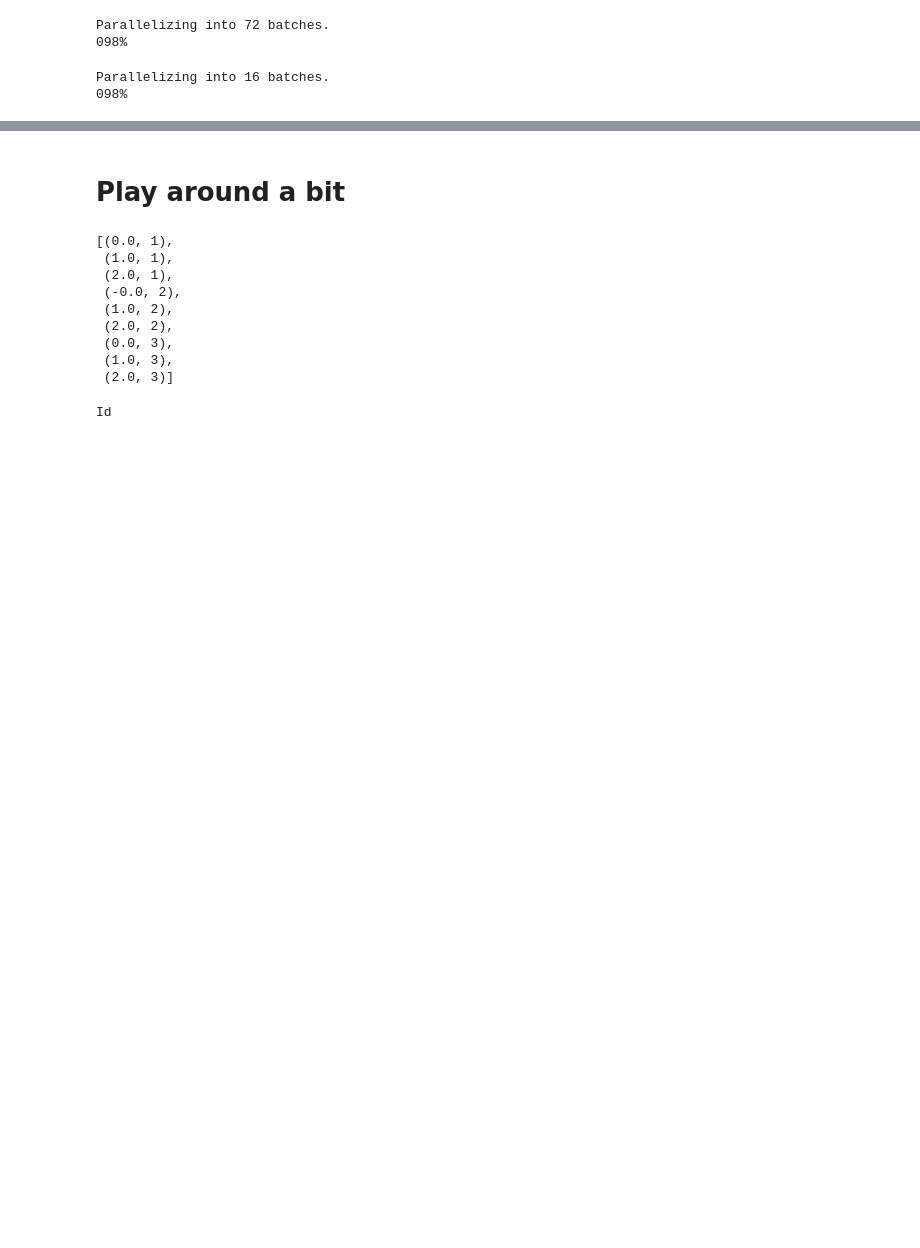
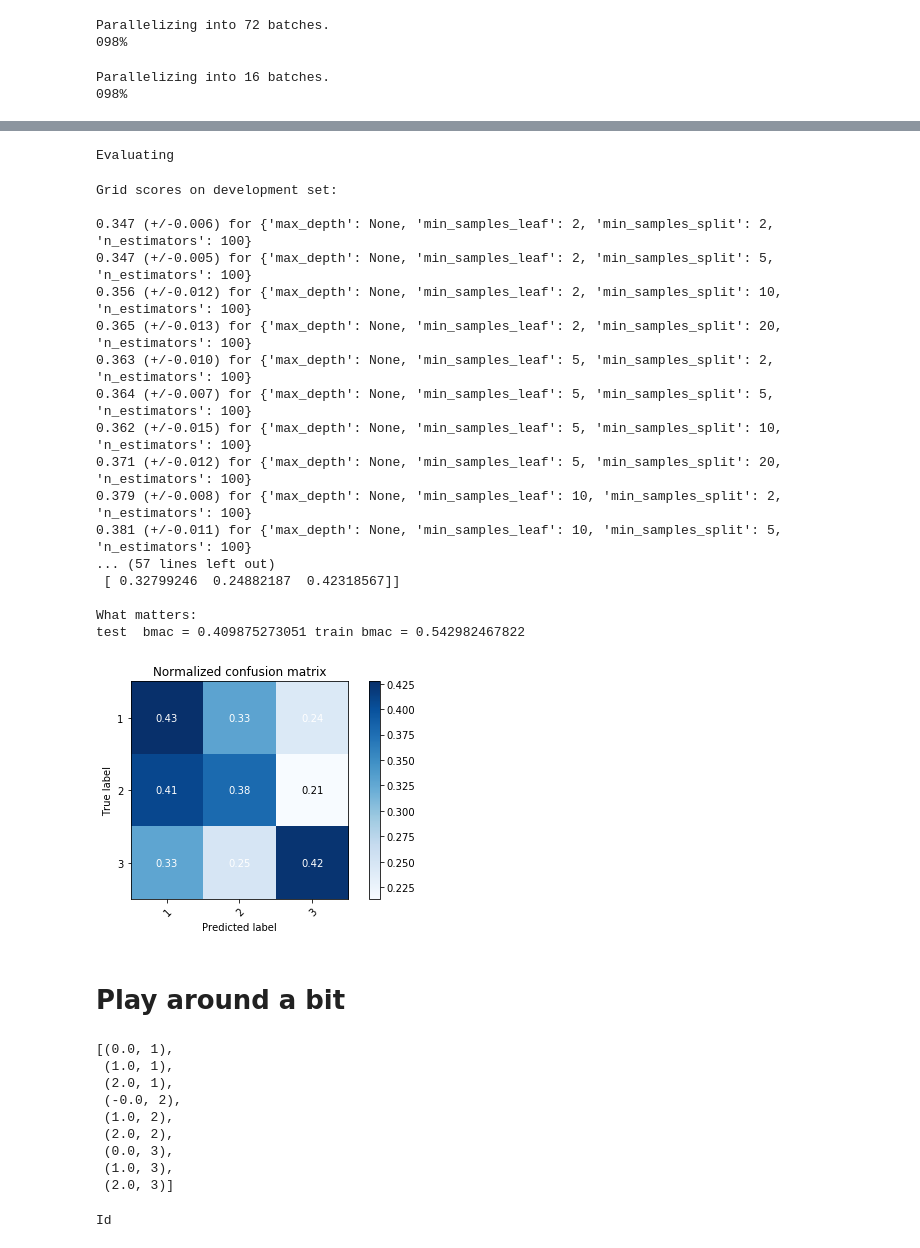
Before and after one commit to sebgiles/ethz-advanced-machine-learning, a Jupyter notebook: task4/seb0.ipynb, the cells around one changed output, grey strips where cells are left out. Drawn from its saved outputs; the diff is of its cells as text; code cells hidden in the pictures; blank space fills up the shorter version.

Commit message:
RF, barely better than random chance...

```diff
--- a/task4/seb0.ipynb
+++ b/task4/seb0.ipynb
@@ -134,0 +139,12 @@ Parallelizing into 16 batches.
+# %%
+from sklearn.model_selection import train_test_split
+X_tr, X_te, y_tr, y_te = train_test_split(X_raw, y_raw,
+                                          test_size=.3, random_state=666
+                                          #test_size=0.25
+                                         )
+n_te = len(y_te)
+n_tr = len(y_tr)
+print('full :',["%.2f"%(np.mean(y_raw == cl)) for cl in range(1,4)])
+print('train:',["%.2f"%(np.mean(y_tr == cl))  for cl in range(1,4)])
+print('test :',["%.2f"%(np.mean(y_te == cl))  for cl in range(1,4)])
+np.shape(X_tr)
@@ -134,0 +213,53 @@ Parallelizing into 16 batches.
+# %%
+print('Evaluating')
+pred_te  = clf.predict(X_te)
+pred_tr = clf.predict(X_tr)
+# %% [output]
+Evaluating
+# %%
+from my_utils import plot_confusion_matrix
+from sklearn.metrics import balanced_accuracy_score as bmac
+from sklearn.metrics import classification_report
+
+print("Grid scores on development set:")
+print()
+means = clf.cv_results_['mean_test_score']
+stds = clf.cv_results_['std_test_score']
+for mean, std, params in zip(means, stds, clf.cv_results_['params']):
+    print("%0.3f (+/-%0.03f) for %r"
+          % (mean, std * 2, params))
+print()
+
+print("Best parameters set found on development set:")
+print(clf.best_params_)
+print()
+
+print("Detailed classification report:")
+samwe = [weights[int(yi)] for yi in y_te]
+print(classification_report(y_te, pred_te, sample_weight = samwe))
+print()
+
+plot_confusion_matrix(y_te, pred_te, np.array([0,1,2,3]),normalize=True, )
+print()
+print('What matters:')
+print('test  bmac =',   bmac(y_te, pred_te),
+      '\ttrain bmac =', bmac(y_tr, pred_tr))
+# %% [output]
+Grid scores on development set:
+
+0.347 (+/-0.006) for {'max_depth': None, 'min_samples_leaf': 2, 'min_samples_split': 2, 'n_estimators': 100}
+0.347 (+/-0.005) for {'max_depth': None, 'min_samples_leaf': 2, 'min_samples_split': 5, 'n_estimators': 100}
+0.356 (+/-0.012) for {'max_depth': None, 'min_samples_leaf': 2, 'min_samples_split': 10, 'n_estimators': 100}
+0.365 (+/-0.013) for {'max_depth': None, 'min_samples_leaf': 2, 'min_samples_split': 20, 'n_estimators': 100}
+0.363 (+/-0.010) for {'max_depth': None, 'min_samples_leaf': 5, 'min_samples_split': 2, 'n_estimators': 100}
+0.364 (+/-0.007) for {'max_depth': None, 'min_samples_leaf': 5, 'min_samples_split': 5, 'n_estimators': 100}
+0.362 (+/-0.015) for {'max_depth': None, 'min_samples_leaf': 5, 'min_samples_split': 10, 'n_estimators': 100}
+0.371 (+/-0.012) for {'max_depth': None, 'min_samples_leaf': 5, 'min_samples_split': 20, 'n_estimators': 100}
+0.379 (+/-0.008) for {'max_depth': None, 'min_samples_leaf': 10, 'min_samples_split': 2, 'n_estimators': 100}
+0.381 (+/-0.011) for {'max_depth': None, 'min_samples_leaf': 10, 'min_samples_split': 5, 'n_estimators': 100}
+... (57 lines left out)
+ [ 0.32799246  0.24882187  0.42318567]]
+
+What matters:
+test  bmac = 0.409875273051 train bmac = 0.542982467822
+[figure, added]
```
Also changed, not shown: parts of 14 cells of this notebook, 1 other file.
